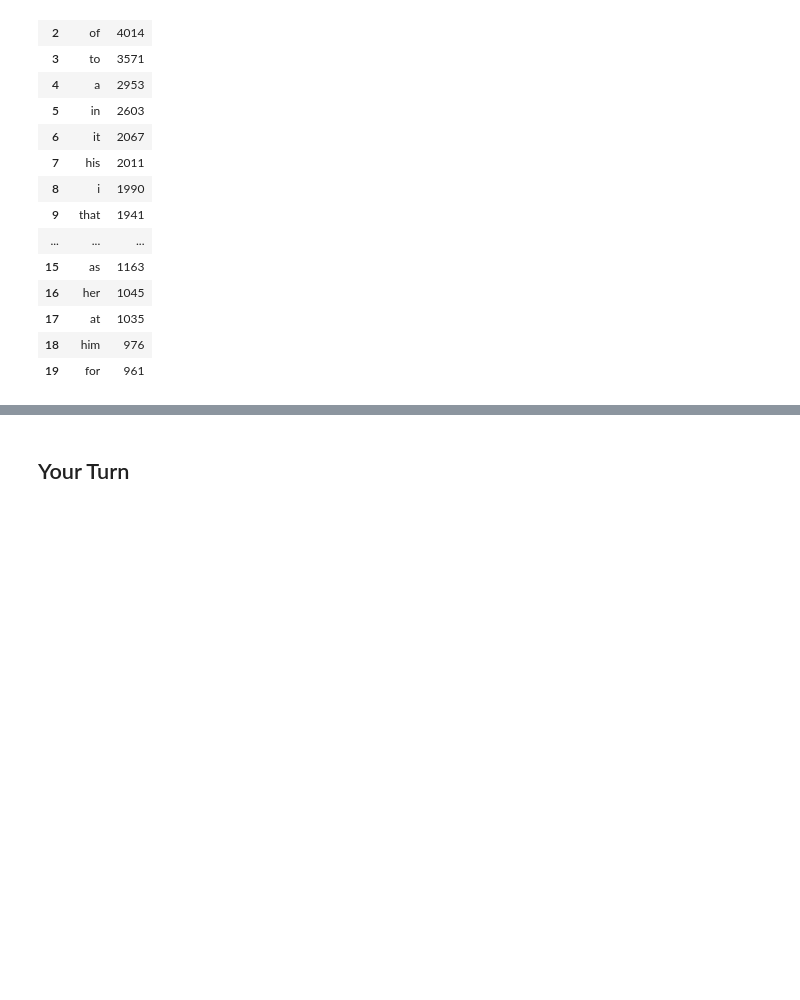
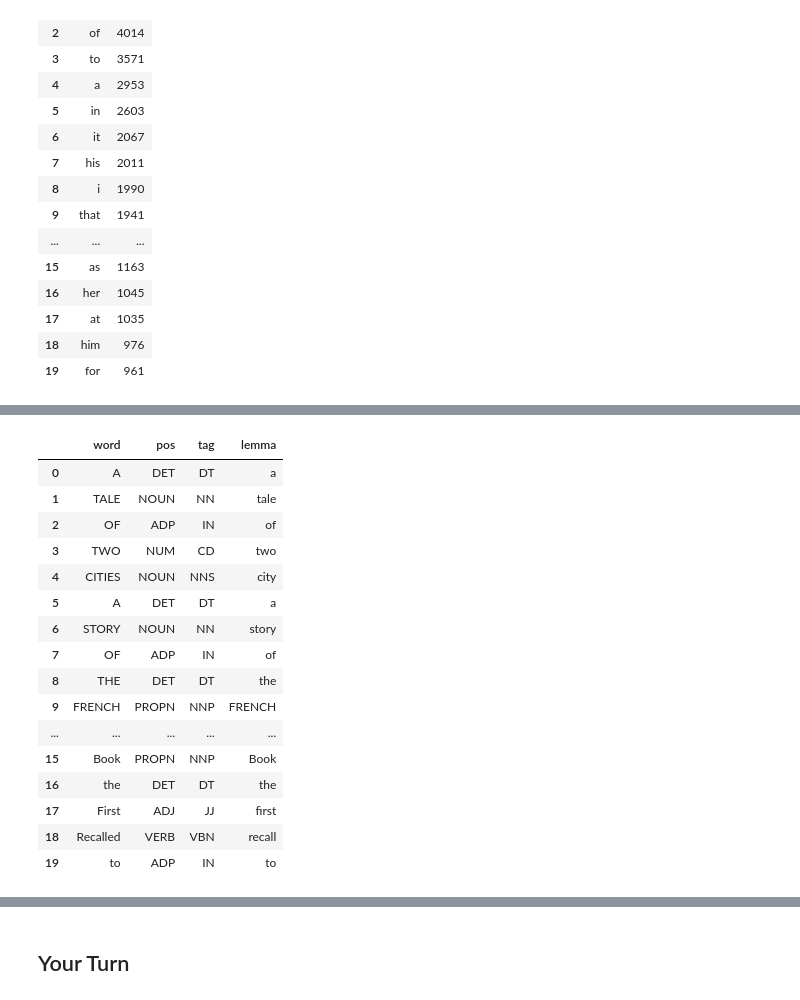
Before and after one commit to UW-Madison-Digital-Scholarship-Hub/text-and-data, a Jupyter notebook: 03-Tokenization/Whats-in-a-Word.ipynb, the cells around one changed output, grey strips where cells are left out. Drawn from its saved outputs; the diff is of its cells as text; code cells hidden in the pictures; blank space fills up the shorter version.

```diff
--- a/03-Tokenization/Whats-in-a-Word.ipynb
+++ b/03-Tokenization/Whats-in-a-Word.ipynb
@@ -106,0 +194,57 @@ word_counts(dickens).head(20) # show the top 20 words in the list of words
+# %%
+# We'll create a function that runs spaCy over a whole book
+import spacy
+
+# load spaCy's small English model (we don't need the dependency parser, so we turn it off to save time)
+nlp = spacy.load("en_core_web_sm", disable=["parser"])
+
+def tag_text(text):
+    """Run spaCy over the text one paragraph at a time and return a list of processed Docs."""
+    # gutenbergpy returns bytes, so decode if needed
+    if isinstance(text, bytes):
+        text = text.decode("utf-8")
+
+    # split on blank lines into paragraphs, and join the line breaks inside each paragraph
+    # (spaCy can't take a whole book at once, and paragraphs are a natural unit anyway)
+    paragraphs = [" ".join(p.split()) for p in re.split(r"\n\s*\n", text) if p.strip()]
+
+    return list(nlp.pipe(paragraphs, batch_size=50))
+# %%
+# Tag A Tale of Two Cities (this takes a minute or so, since spaCy is reading the whole book)
+dickens_docs = tag_text(dickens)
+# %%
+# We'll create a function that puts every word and its tags into a DataFrame
+def pos_table(docs):
+    """Return a DataFrame with one row per word: the word, its part of speech, its detailed tag, and its lemma."""
+    rows = []
+    for doc in docs:
+        for token in doc:
+            if token.is_alpha: # skip punctuation, numbers, and whitespace
+                rows.append({
+                    "word": token.text,
+                    "pos": token.pos_, # broad part of speech (NOUN, VERB, PRON, ...)
+                    "tag": token.tag_, # more detailed tag (e.g., VBD = past tense verb)
+                    "lemma": token.lemma_,
+                })
+    return pd.DataFrame(rows)
+
+dickens_pos = pos_table(dickens_docs)
+dickens_pos.head(20)
+# %% [output]
+|  | word | pos | tag | lemma |
+| 0 | A | DET | DT | a |
+| 1 | TALE | NOUN | NN | tale |
+| 2 | OF | ADP | IN | of |
+| 3 | TWO | NUM | CD | two |
+| 4 | CITIES | NOUN | NNS | city |
+| 5 | A | DET | DT | a |
+| 6 | STORY | NOUN | NN | story |
+| 7 | OF | ADP | IN | of |
+| 8 | THE | DET | DT | the |
+| 9 | FRENCH | PROPN | NNP | FRENCH |
+| ... | ... | ... | ... | ... |
+| 15 | Book | PROPN | NNP | Book |
+| 16 | the | DET | DT | the |
+| 17 | First | ADJ | JJ | first |
+| 18 | Recalled | VERB | VBN | recall |
+| 19 | to | ADP | IN | to |
```
Also changed, not shown: parts of 21 cells of this notebook.
